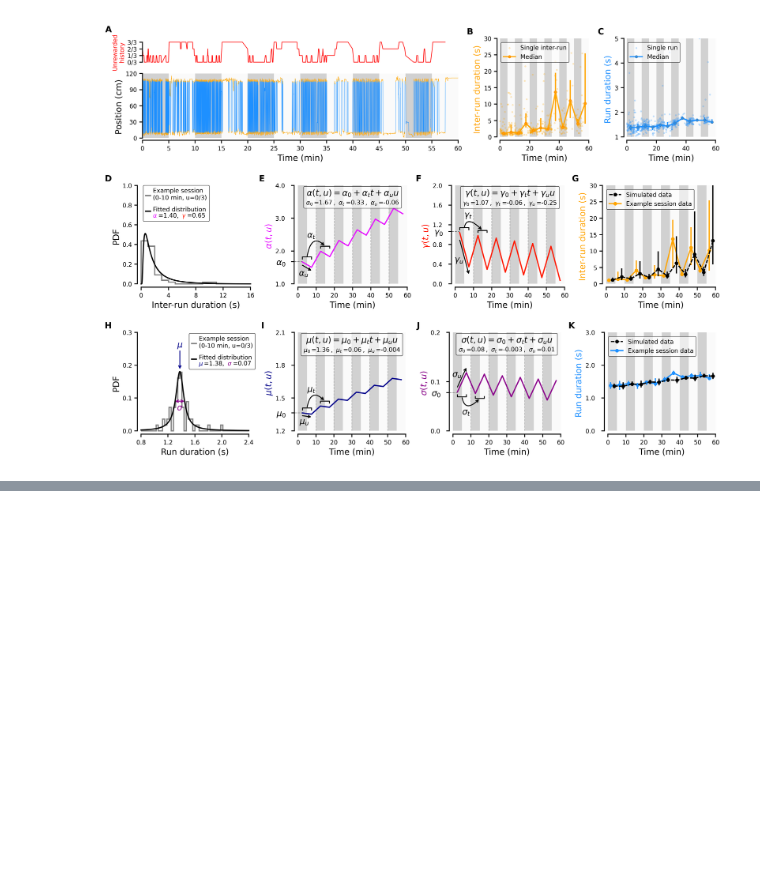
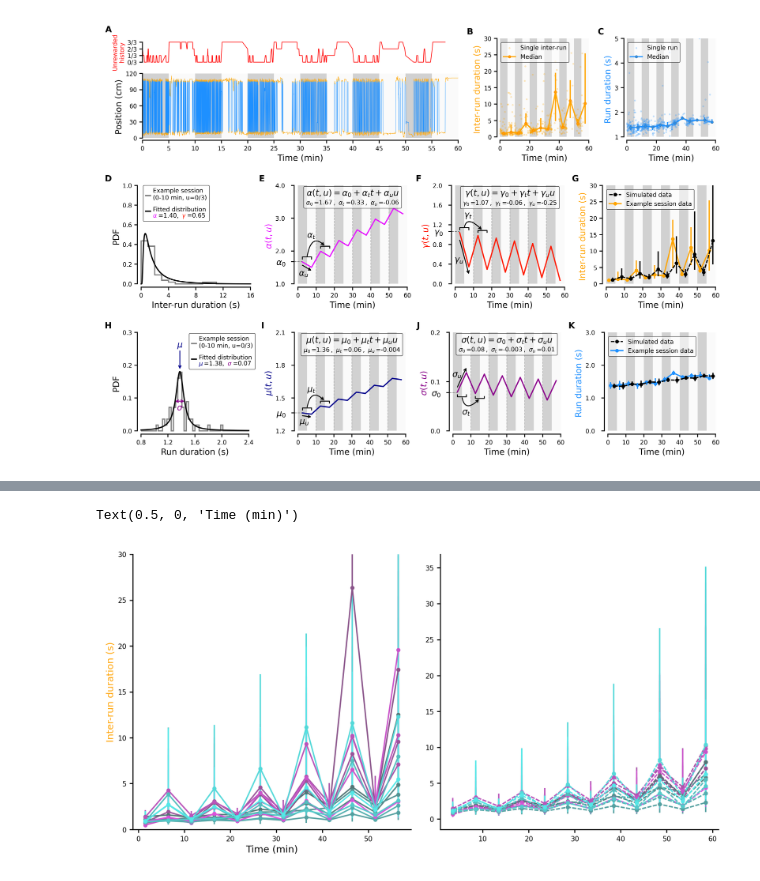
Before and after one commit to HeathenToaster/RunningFastAndSlow, a Jupyter notebook: Figure_2.ipynb, the cells around one changed output, grey strips where cells are left out. Cells and saved outputs as stored; diff of their text form; code cells hidden in the pictures; blank space fills up the shorter version.

Commit message:
new plots WIP fig 2

```diff
--- a/Figure_2.ipynb
+++ b/Figure_2.ipynb
@@ -23,7 +23,7 @@ from initialize_notebook import initialize_notebook
 
 plt.style.use('./Figures/paper.mplstyle')
 # %%
-root, rat_lists, _, (example_rat, example_session), _ = initialize_notebook()
+root, rat_lists, rat_markers, (example_rat, example_session), _ = initialize_notebook()
 intact_rats, *_ = rat_lists
 
 sequence = {}
@@ -833,2 +833,72 @@ plt.savefig("./Figures_paper/Figure_2.svg", facecolor='w',
 # %% [output]
 [figure]
+# %%
+
+def f(ax, ax1, root, animal_list, sessionList):
+    N_bins = 6
+    N_avg = 4
+    _alpha, _alpha_t, _alpha_u, _gamma, _gamma_t, _gamma_u, _, _, _, _, _, _ = pickle.load(open("picklejar/ModelsFitsAllRats.p", "rb"))
+    blocks =  [[0, 300],  [300, 600],  [600, 900],  [900, 1200],
+                [1200, 1500],  [1500, 1800],  [1800, 2100],  [2100, 2400],
+                [2400, 2700],  [2700, 3000],  [3000, 3300],  [3300, 3600]]
+
+    for animal in animal_list:
+
+        print(f'Computing for {animal}')
+        sessions = matchsession(animal, sessionList)
+        data = [[],[],[],[],[],[],[],[],[],[],[],[]]
+        for i, session in enumerate(sessions):
+            example_idleTimeInLeftBin, example_idleTimeInRightBin = get_from_pickle(root, animal, session, name="timeinZone.p")
+            for j in range(0, 12):
+                data[j] = np.append(data[j], example_idleTimeInLeftBin[j]+example_idleTimeInRightBin[j])
+
+        data_medians = [np.median(data[i]) for i in range(12)]
+        data_bot_percentiles = [np.percentile(data[i], 25) for i in range(12)]
+        data_top_percentiles = [np.percentile(data[i], 75) for i in range(12)]
+
+        ax.errorbar([-1+(blocks[i][1] + blocks[i][0])/120 for i in range(0, len(blocks))],
+                    data_medians,
+                    yerr=[[data_medians[i]-data_bot_percentiles[i] for i in range(12)], [data_top_percentiles[i]-data_medians[i] for i in range(12)]],
+                    marker='o', ms=2, color=rat_markers[animal][0],
+                    zorder=4, alpha=1)
+
+        ex_alpha = _alpha[animal]['120']
+        ex_alpha_t = _alpha_t[animal]['120']
+        ex_alpha_u = _alpha_u[animal]['120']
+        ex_gamma = _gamma[animal]['120']
+        ex_gamma_t = _gamma_t[animal]['120']
+        ex_gamma_u = _gamma_u[animal]['120']
+
+        ALPHA = np.zeros((N_bins, N_avg))
+        GAMMA = np.zeros((N_bins, N_avg))
+        for bin in range(N_bins):
+            for avg in range(N_avg):
+                ALPHA[bin, avg] = ex_alpha + bin*ex_alpha_t + avg*ex_alpha_u
+                GAMMA[bin, avg] = ex_gamma + bin*ex_gamma_t + avg*ex_gamma_u
+
+        a = []
+        g = []
+        for i in range(6):
+            a.append(.9*ALPHA[i][0]+0.1*ALPHA[i][1])
+            a.append(.9*ALPHA[i][-1]+0.1*ALPHA[i][-2])
+            g.append(.9*GAMMA[i][0]+0.1*GAMMA[i][1])
+            g.append(.9*GAMMA[i][-1]+0.1*GAMMA[i][-2])
+
+
+        res = [generate_idle_time(a[i], g[i], 10000) for i in range(12)]
+        medians = [np.median(res[i]) for i in range(12)]
+        bot_percentiles = [np.percentile(res[i], 25) for i in range(12)]
+        top_percentiles = [np.percentile(res[i], 75) for i in range(12)]
+
+        ax1.errorbar([1+(blocks[i][1] + blocks[i][0])/120 for i in range(0, len(blocks))],
+                    medians,
+                    yerr=[[medians[i]-bot_percentiles[i] for i in range(12)], [top_percentiles[i]-medians[i] for i in range(12)]],
+                    color=rat_markers[animal][0], marker='o', ms=2, ls=(0, (3, 1)), zorder=5)
+
+fig, (ax, ax1) = plt.subplots(1, 2, figsize=(cm2inch(16), cm2inch(8)))
+f(ax, ax1, root, intact_rats, dist120)
+ax.set_ylim(0, 30)
+ax.set_yticks([0, 5, 10, 15, 20, 25, 30])
+ax.set_ylabel("Inter-run duration (s)", color='orange')
+ax.set_xlabel("Time (min)")
+# %% [output]
@@ -834,0 +920,2 @@ plt.savefig("./Figures_paper/Figure_2.svg", facecolor='w',
+Text(0.5, 0, 'Time (min)')
+[figure, added]
```
Also changed, not shown: parts of 4 cells of this notebook.
